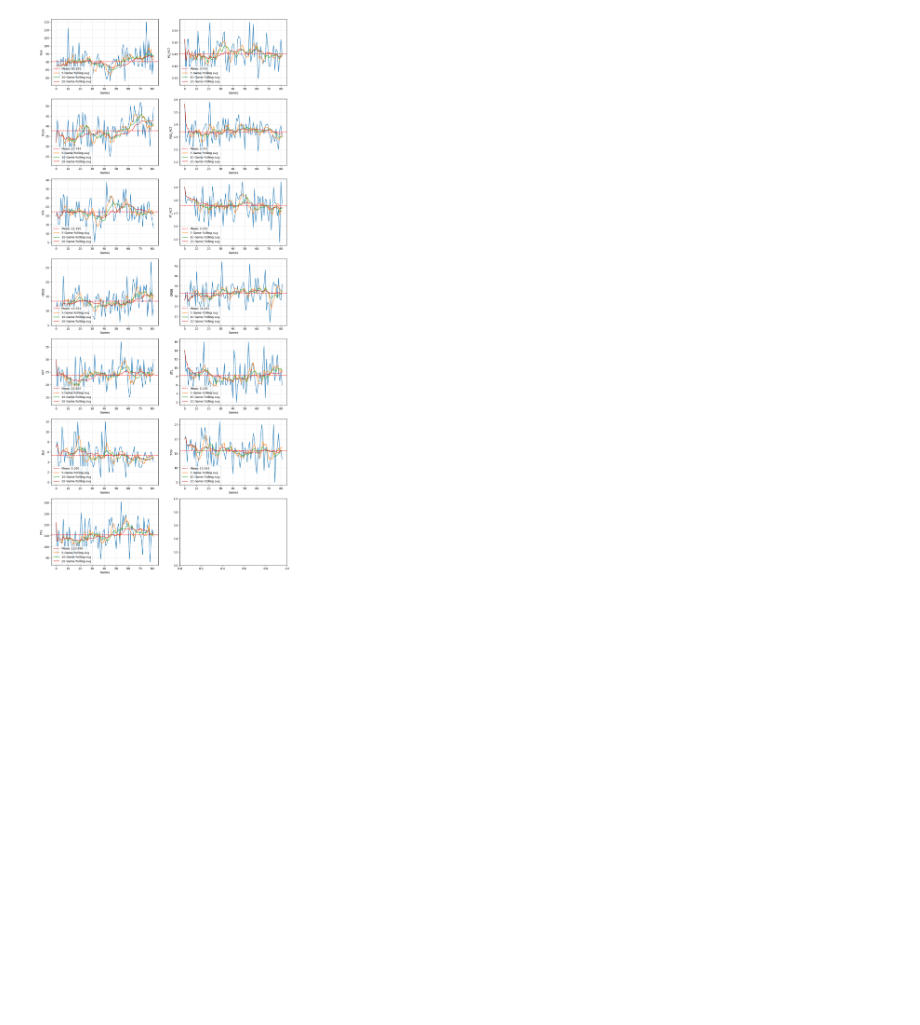
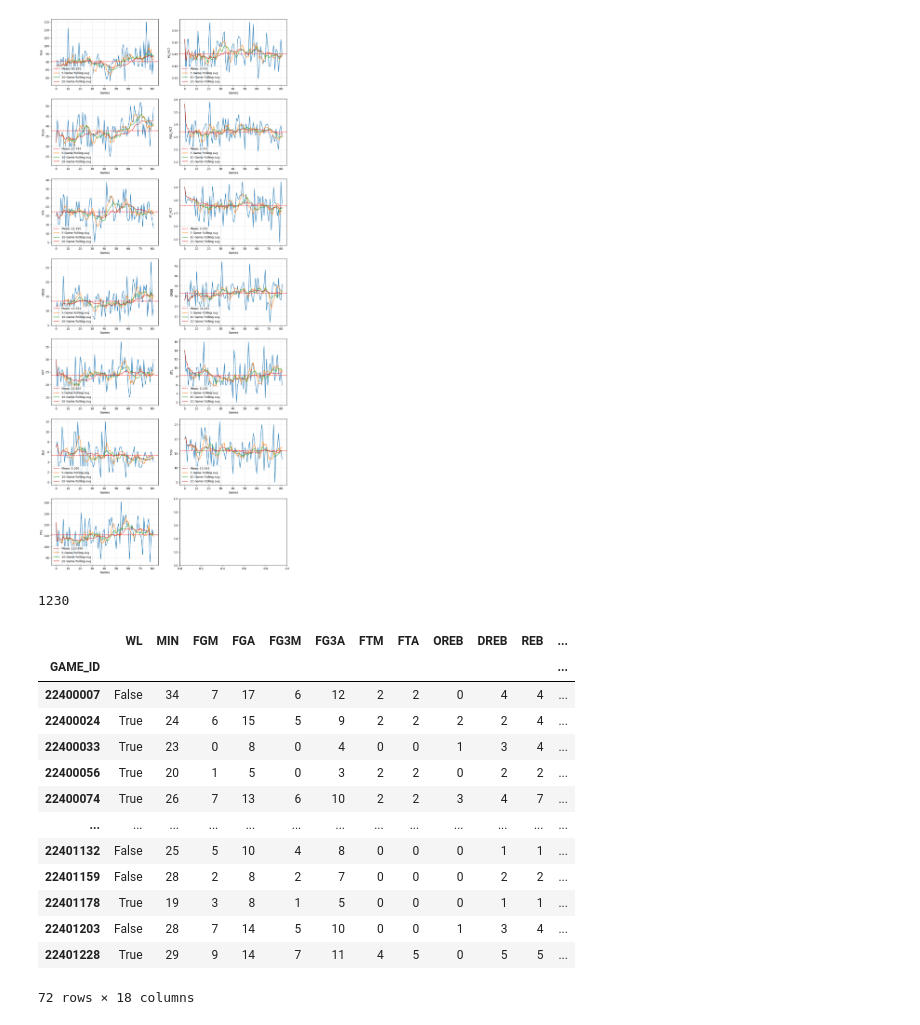
Before and after one commit to lorenzoliuzzo/MBAI, a Jupyter notebook: notebooks/rollingavg.ipynb, the cells around one changed output. Saved outputs shown, nothing was run; the diff lists cells and outputs as text; code cells hidden in the pictures; blank space fills up the shorter version.

```diff
--- a/notebooks/rollingavg.ipynb
+++ b/notebooks/rollingavg.ipynb
@@ -79,3 +79,13 @@ for i, col in enumerate(cols2avg):
     ax.plot()
 # %% [output]
 [figure]
+# %%
+players_dfs = [
+    pd.read_parquet(game_dir / "players_gamelog.parquet")
+        for game_dir in current_season_path.iterdir()
+            if game_dir.is_dir() and game_dir.name.startswith('g')
+]
+# %%
+len(players_dfs)
+# %% [output]
+1230
@@ -81,0 +100,17 @@ for i, col in enumerate(cols2avg):
+# %%
+P_df
+# %% [output]
+|  | WL | MIN | FGM | FGA | FG3M | FG3A | FTM | FTA | OREB | DREB | REB | ... |
+| GAME_ID |  |  |  |  |  |  |  |  |  |  |  | ... |
+| 22400007 | False | 34 | 7 | 17 | 6 | 12 | 2 | 2 | 0 | 4 | 4 | ... |
+| 22400024 | True | 24 | 6 | 15 | 5 | 9 | 2 | 2 | 2 | 2 | 4 | ... |
+| 22400033 | True | 23 | 0 | 8 | 0 | 4 | 0 | 0 | 1 | 3 | 4 | ... |
+| 22400056 | True | 20 | 1 | 5 | 0 | 3 | 2 | 2 | 0 | 2 | 2 | ... |
+| 22400074 | True | 26 | 7 | 13 | 6 | 10 | 2 | 2 | 3 | 4 | 7 | ... |
+| ... | ... | ... | ... | ... | ... | ... | ... | ... | ... | ... | ... | ... |
+| 22401132 | False | 25 | 5 | 10 | 4 | 8 | 0 | 0 | 0 | 1 | 1 | ... |
+| 22401159 | False | 28 | 2 | 8 | 2 | 7 | 0 | 0 | 0 | 2 | 2 | ... |
+| 22401178 | True | 19 | 3 | 8 | 1 | 5 | 0 | 0 | 0 | 1 | 1 | ... |
+| 22401203 | False | 28 | 7 | 14 | 5 | 10 | 0 | 0 | 1 | 3 | 4 | ... |
+| 22401228 | True | 29 | 9 | 14 | 7 | 11 | 4 | 5 | 0 | 5 | 5 | ... |
+72 rows × 18 columns
```
Also changed, not shown: parts of 5 cells of this notebook.
